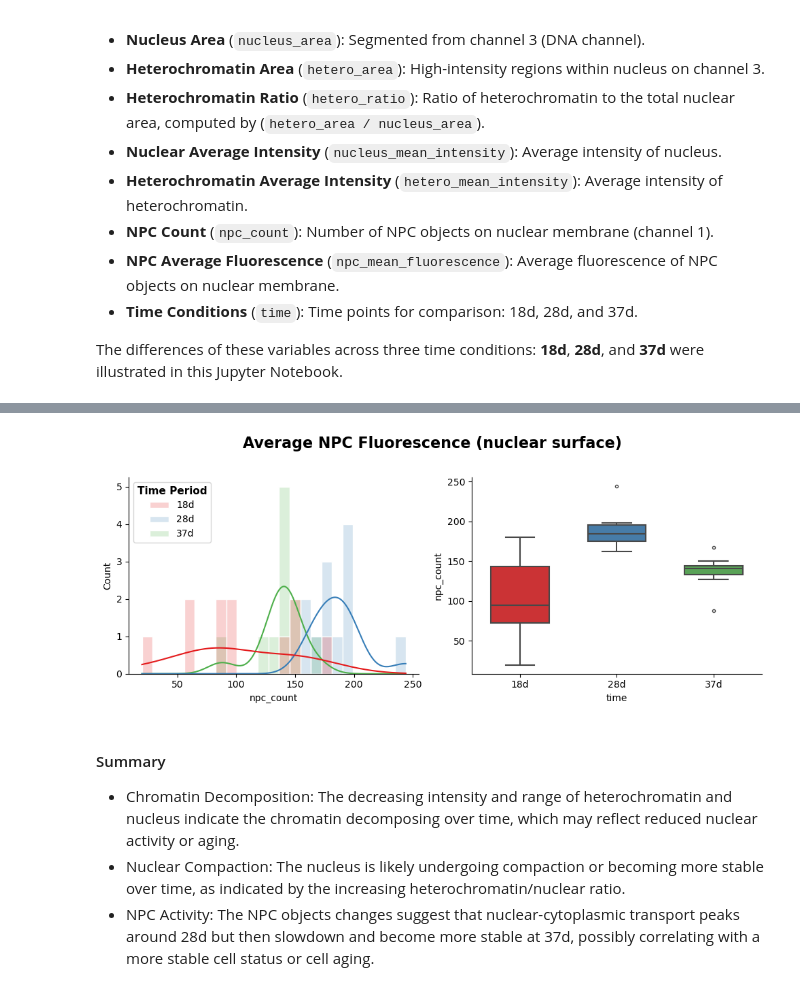
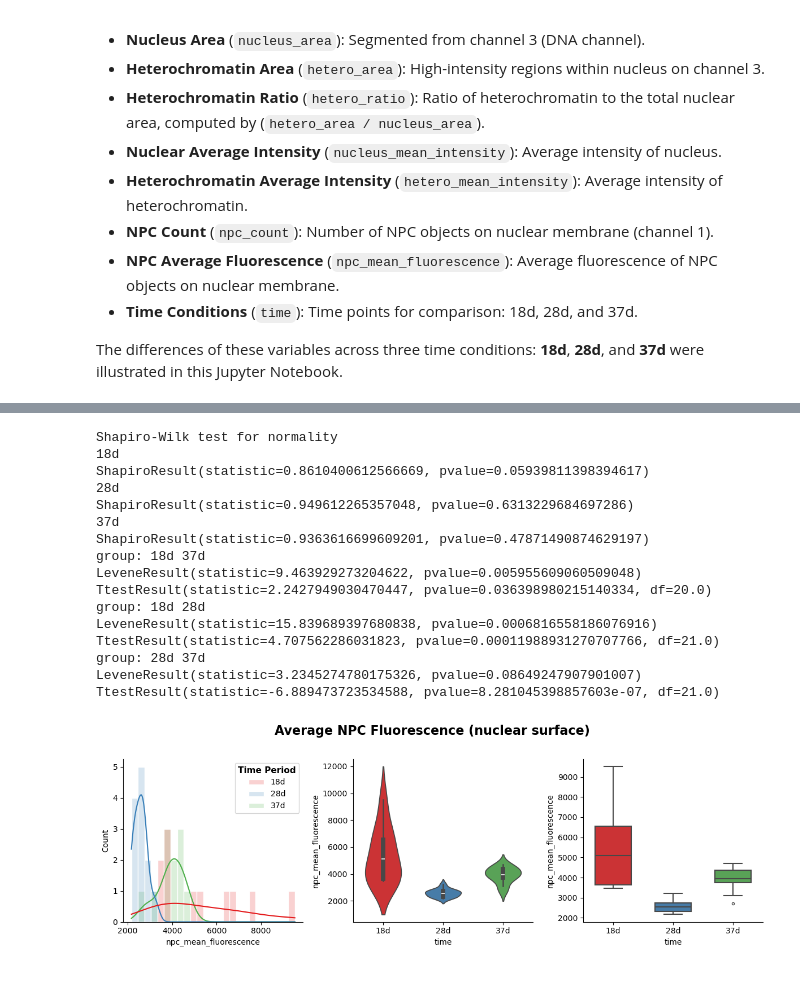
Before and after one commit to Huili61/image_analysis_traditional, a Jupyter notebook: src/analysis.ipynb, the cells around one changed output, grey strips where cells are left out. Drawn from its saved outputs; the diff is of its cells as text; code cells hidden in the pictures.

```diff
--- a/src/analysis.ipynb
+++ b/src/analysis.ipynb
@@ -161,12 +274,27 @@ distribution_plot(df=df,variables='npc_count',title='Quantity of Nuclear Pore Co
 # %%
 # npc_mean_fluorescence distribution
 # Average NPC Fluorescence on the Surface of Nuclear Membrane
-distribution_plot(df=df,variables='npc_count',title='Average NPC Fluorescence (nuclear surface)')
+# statistic analysis
+statistic_test(df=df,variables='npc_mean_fluorescence')
 # %% [output]
-[figure, removed]
+Shapiro-Wilk test for normality
+18d
+ShapiroResult(statistic=0.8610400612566669, pvalue=0.05939811398394617)
+28d
+ShapiroResult(statistic=0.949612265357048, pvalue=0.6313229684697286)
+37d
+ShapiroResult(statistic=0.9363616699609201, pvalue=0.47871490874629197)
+group: 18d 37d
+LeveneResult(statistic=9.463929273204622, pvalue=0.005955609060509048)
+TtestResult(statistic=2.2427949030470447, pvalue=0.036398980215140334, df=20.0)
+group: 18d 28d
+LeveneResult(statistic=15.839689397680838, pvalue=0.0006816558186076916)
+TtestResult(statistic=4.707562286031823, pvalue=0.00011988931270707766, df=21.0)
+group: 28d 37d
+LeveneResult(statistic=3.2345274780175326, pvalue=0.08649247907901007)
+TtestResult(statistic=-6.889473723534588, pvalue=8.281045398857603e-07, df=21.0)
-# %% [markdown]
-#### Summary
-
-- Chromatin Decomposition: The decreasing intensity and range of heterochromatin and nucleus indicate the chromatin decomposing over time, which may reflect reduced nuclear activity or aging.
-- Nuclear Compaction: The nucleus is likely undergoing compaction or becoming more stable over time, as indicated by the increasing heterochromatin/nuclear ratio.
-- NPC Activity: The NPC objects changes suggest that nuclear-cytoplasmic transport peaks around 28d but then slowdown and become more stable at 37d, possibly correlating with a more stable cell status or cell aging.
+# %%
+# distribution
+distribution_plot(df=df,variables='npc_mean_fluorescence',title='Average NPC Fluorescence (nuclear surface)')
+# %% [output]
+[figure, added]
```
Also changed, not shown: parts of 16 cells of this notebook, 2 other files.
